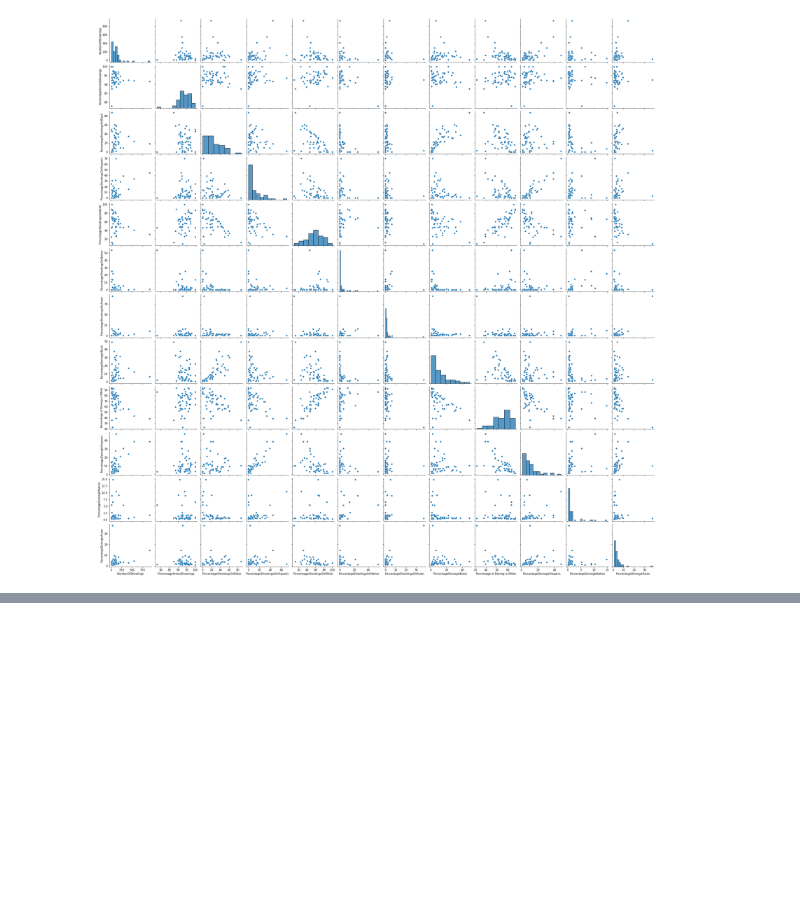
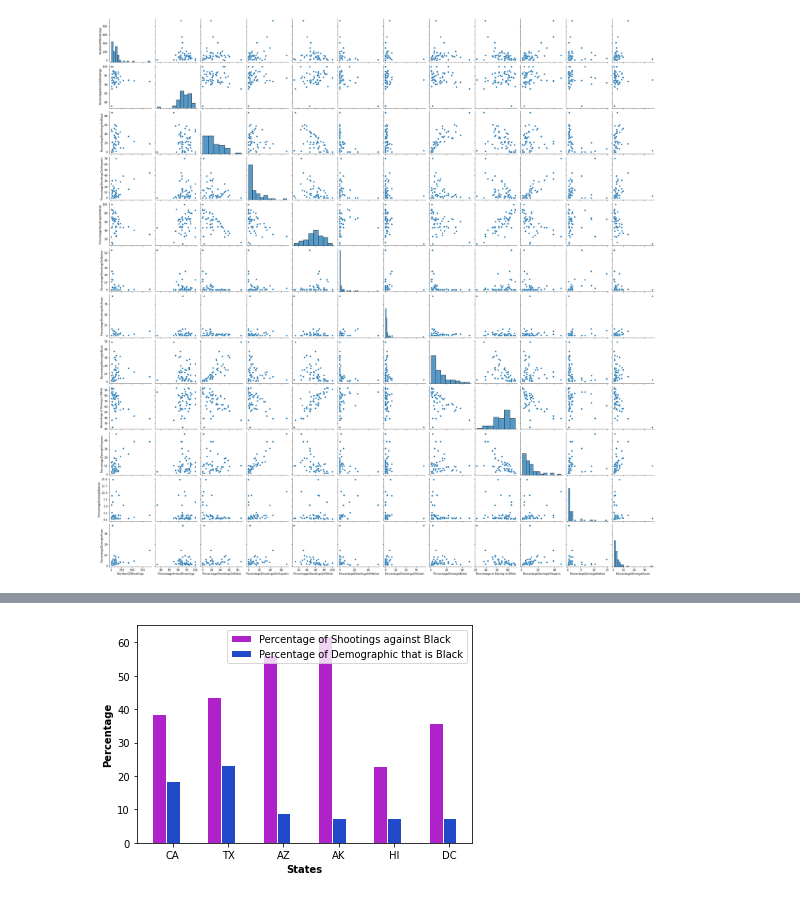
Before and after one commit to bzamora020/data-exploration-research, a Jupyter notebook: python-processing/visualization.ipynb, the cells around one changed output, grey strips where cells are left out. Drawn from its saved outputs; the diff is of its cells as text; code cells hidden in the pictures; blank space fills up the shorter version.

```diff
--- a/python-processing/visualization.ipynb
+++ b/python-processing/visualization.ipynb
@@ -24,0 +22,34 @@ sns.pairplot(df)
+# %%
+df = pd.read_csv("statesSortedOnNumShootingsSelected.csv")
+
+
+# use the function regplot to make a scatterplot
+import numpy as np
+import matplotlib.pyplot as plt
+
+# set width of bars
+barWidth = 0.25
+
+bars1 = [df.iloc[0,3], df.iloc[1,3], df.iloc[2,3],df.iloc[3,3], df.iloc[4,3], df.iloc[5,3]]
+bars2 = [df.iloc[0,8], df.iloc[1,8], df.iloc[2,8],df.iloc[3,8], df.iloc[3,8], df.iloc[3,8]]
+
+
+
+# Set position of bar on X axis
+r1 = np.arange(len(bars1))
+r2 = [x + barWidth for x in r1]
+
+# Make the plot
+plt.bar(r1, bars1, color='#b022c9', width=barWidth, edgecolor='white', label='Percentage of Shootings against Black')
+plt.bar(r2, bars2, color='#2249c9', width=barWidth, edgecolor='white', label='Percentage of Demographic that is Black')
+
+# Add xticks on the middle of the group bars
+plt.xlabel('States', fontweight='bold')
+plt.ylabel('Percentage', fontweight='bold')
+plt.xticks([r + barWidth for r in range(len(bars1))], [df.iloc[0,0], df.iloc[1,0], df.iloc[2,0], df.iloc[3,0], df.iloc[4,0], df.iloc[5,0] ])
+
+# Create legend & Show graphic
+plt.legend()
+plt.show()
+# %% [output]
+[figure, added]
```
Also changed, not shown: parts of 4 cells of this notebook, 23 other files.
